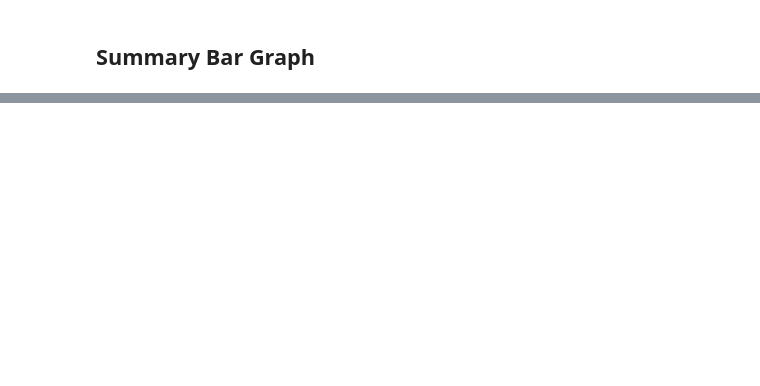
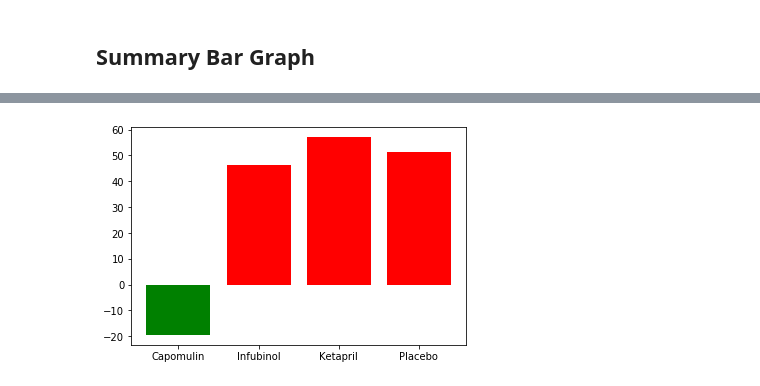
Before and after one commit to AlejandraRosa/Matplotlib-Challenge, a Jupyter notebook: Pymaceuticals/pymaceuticals_starter.ipynb, the cells around one changed output, grey strips where cells are left out. Saved outputs shown, nothing was run; the diff lists cells and outputs as text; code cells hidden in the pictures; blank space fills up the shorter version.

```diff
--- a/Pymaceuticals/pymaceuticals_starter.ipynb
+++ b/Pymaceuticals/pymaceuticals_starter.ipynb
@@ -316,2 +362,25 @@ fig.show()
+# %%
+# Store all Relevant Percent Changes into a Tuple
+# Splice the data between passing and failing drugs
+
+tumor_percent_plot = pd.DataFrame({'Percent Change': tumor_percentage[['Capomulin', 'Infubinol', 'Ketapril', 'Placebo']]})
+tumor_percent_plot['good'] = tumor_percent_plot['Percent Change'] <= 0
+
+x = tumor_percent_plot.index.values
+y = tumor_percent_plot['Percent Change'].values
+
+#plt.title("Tumor Percentage Summary", fontsize=12)
+
+#plt.xlabel("Drugs", fontsize=11)
+#plt.ylabel("Mice Survival Rate", fontsize=11)
+
+fig, ax = plt.subplots()
+plot = plt.bar(x, y, color=tumor_percent_plot['good'].map({True: 'green', False: 'red'}))
+
+plt.savefig("Plots/survival_summary.png")
+
+# Save the Figure
+# %% [output]
+[figure, added]
 # %% [markdown]
 ![Metastatic Spread During Treatment](../Images/change.png)
```
Also changed, not shown: parts of 17 cells of this notebook, 4 other files.
